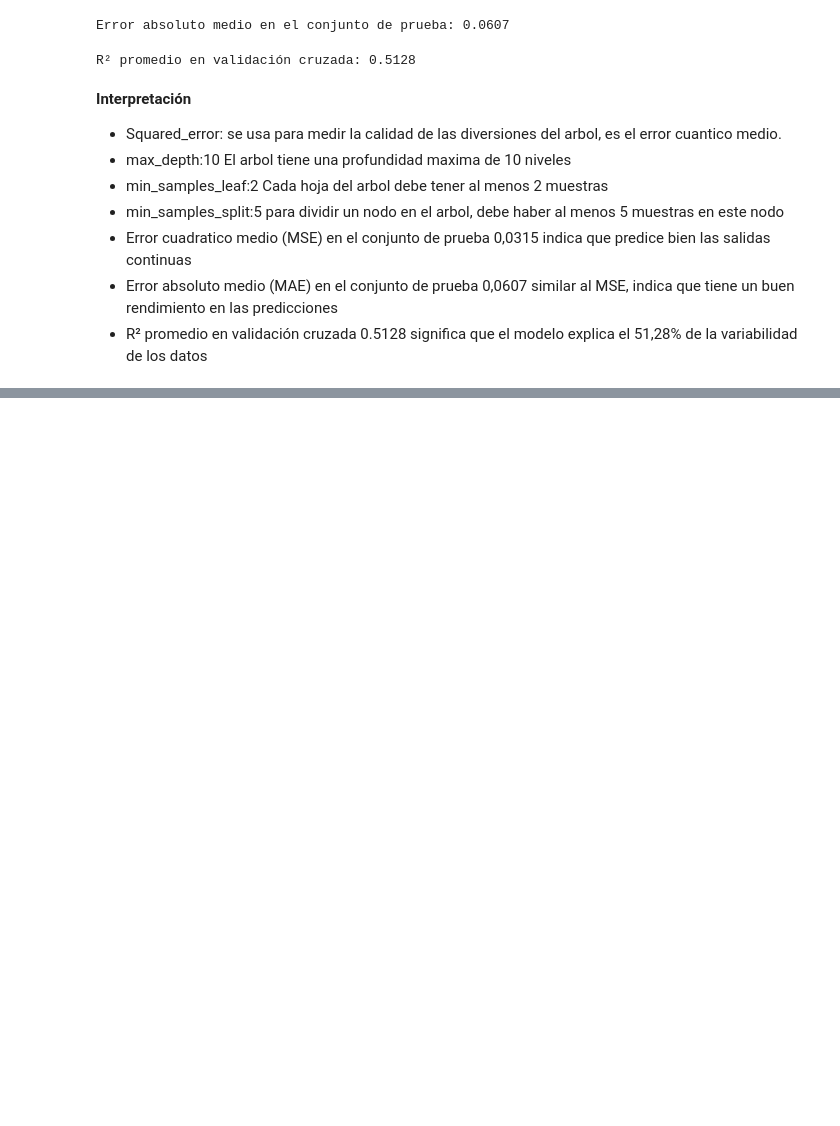
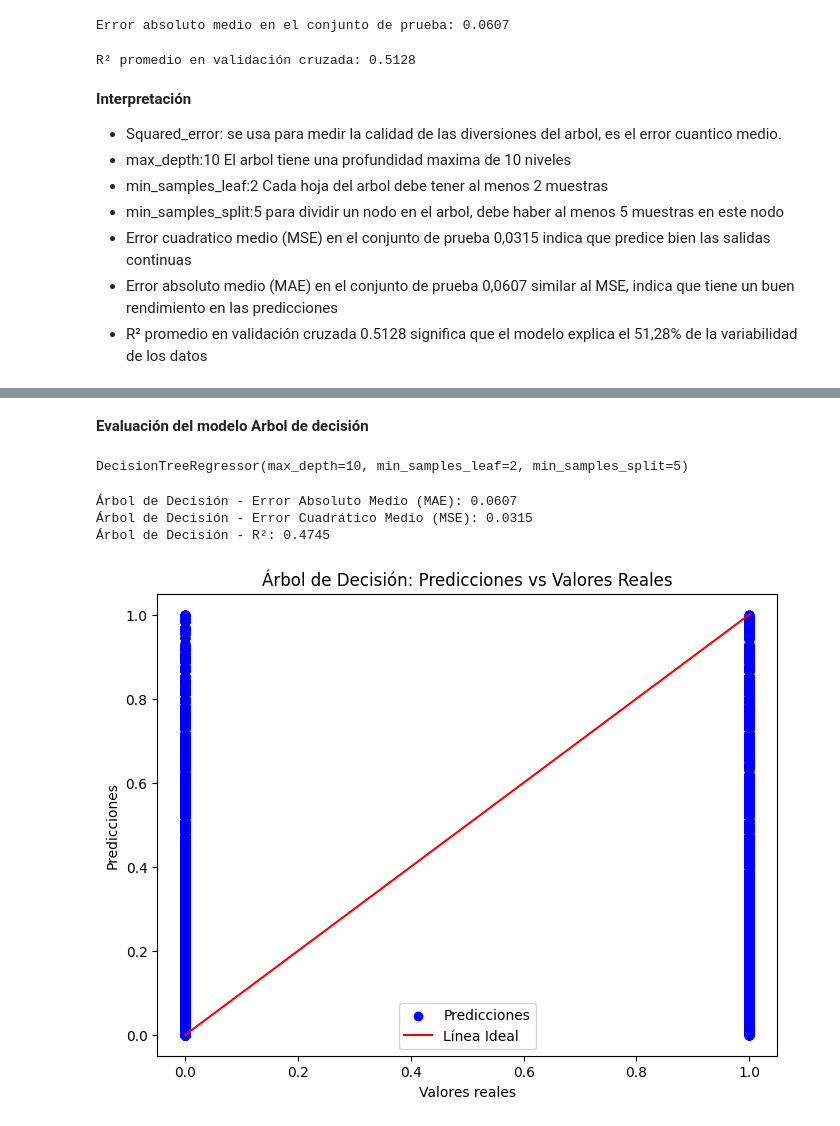
Before and after one commit to Paola-Beltran/machine_learning, a Jupyter notebook: tarea/tarea_ML.ipynb, the cells around one changed output, grey strips where cells are left out. Saved outputs shown, nothing was run; the diff lists cells and outputs as text; code cells hidden in the pictures; blank space fills up the shorter version.

```diff
--- a/tarea/tarea_ML.ipynb
+++ b/tarea/tarea_ML.ipynb
@@ -445,0 +508,2 @@ R² promedio en validación cruzada: 0.5128
+# %% [markdown]
+**Evaluación del modelo Arbol de decisión**
@@ -445,0 +512,35 @@ R² promedio en validación cruzada: 0.5128
+# %%
+# Crear el modelo de árbol de decisión y entrenarlo
+model1 = DecisionTreeRegressor(max_depth=10, min_samples_split=5, min_samples_leaf=2)
+model1.fit(X_train, y_train)
+# %% [output]
+DecisionTreeRegressor(max_depth=10, min_samples_leaf=2, min_samples_split=5)
+# %%
+# Predecir los valores en el conjunto de prueba
+y_pred_dt = model1.predict(X_test)
+# %%
+# Calcular las métricas de evaluación
+mae_dt = mean_absolute_error(y_test, y_pred_dt)
+mse_dt = mean_squared_error(y_test, y_pred_dt)
+r2_dt = r2_score(y_test, y_pred_dt)
+
+# Imprimir las métricas
+print(f"Árbol de Decisión - Error Absoluto Medio (MAE): {mae_dt:.4f}")
+print(f"Árbol de Decisión - Error Cuadrático Medio (MSE): {mse_dt:.4f}")
+print(f"Árbol de Decisión - R²: {r2_dt:.4f}")
+# %% [output]
+Árbol de Decisión - Error Absoluto Medio (MAE): 0.0607
+Árbol de Decisión - Error Cuadrático Medio (MSE): 0.0315
+Árbol de Decisión - R²: 0.4745
+# %%
+# Gráfica de las predicciones vs los valores reales
+plt.figure(figsize=(8, 6))
+plt.scatter(y_test, y_pred_dt, color='blue', label="Predicciones")
+plt.plot([min(y_test), max(y_test)], [min(y_test), max(y_test)], color='red', label="Línea Ideal")
+plt.xlabel('Valores reales')
+plt.ylabel('Predicciones')
+plt.title('Árbol de Decisión: Predicciones vs Valores Reales')
+plt.legend()
+plt.show()
+# %% [output]
+[figure, added]
```
Also changed, not shown: parts of 14 cells of this notebook.
